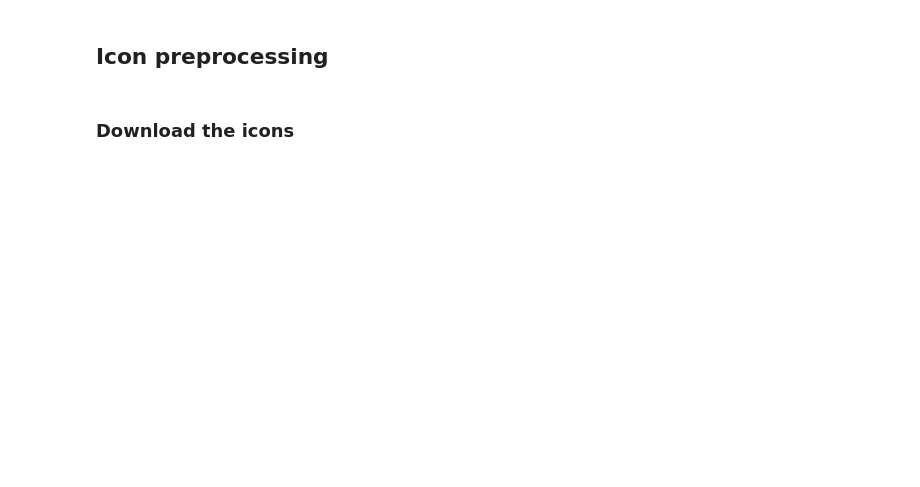
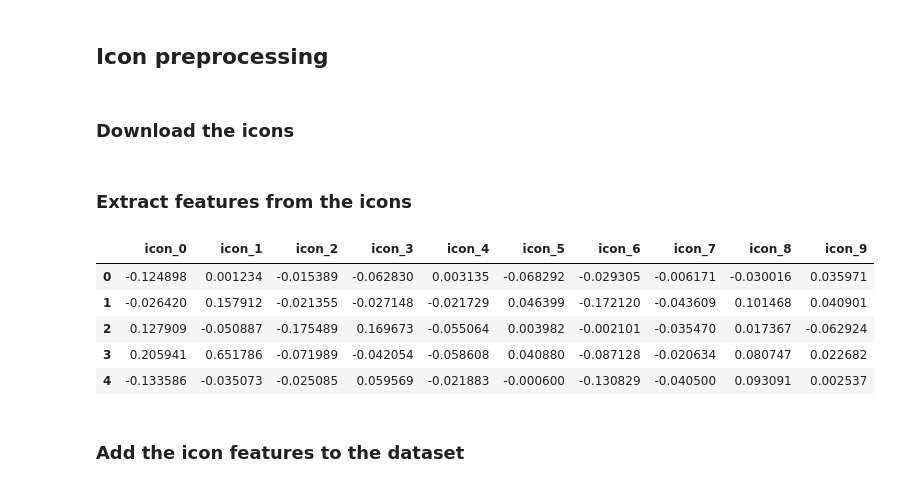
Before and after one commit to yusufnasserdev/games-rating-model, a Jupyter notebook: Phase1/preprocessing.ipynb, the cells around one changed output. Drawn from its saved outputs; the diff is of its cells as text; code cells hidden in the pictures; blank space fills up the shorter version.

```diff
--- a/Phase1/preprocessing.ipynb
+++ b/Phase1/preprocessing.ipynb
@@ -181,3 +210,0 @@ df.head()
-# %%
-# Convert to string
-df['Description'] = df['Description'].astype(str)
@@ -183,0 +274,8 @@ df['Description'] = df['Description'].astype(str)
+# %%
+preprocess_nlp('Description')
+preprocess_nlp('Subtitle')
+preprocess_nlp('Name')
+
+df = df.drop(['Description', 'Subtitle', 'Name'], axis=1)
+
+df.head()
@@ -209,39 +316,59 @@ if not os.path.exists('icons'):
 # Download the images
 for i, row in df.iterrows():
     download_image(row['Icon URL'], f'icons/{i}.png')
+# %% [markdown]
+### Extract features from the icons
 # %%
 import cv2
-
+import numpy as np
 
 def preprocess_icon(img_path):
     # Load the game icon image
     img = cv2.imread(img_path)
+    img = cv2.resize(img, (100, 100))
 
     # Extract color features using color histograms
     colors = ('b', 'g', 'r')
     color_features = []
     for k, col in enumerate(colors):
         hist = cv2.calcHist([img], [k], None, [256], [0, 256])
-        color_features.extend(hist)
+        color_features.append(hist)
+
+    # Reshape the color features to have a single dimension
+    color_features = np.concatenate(color_features).ravel()
 
     # Extract shape features using edge detection
     gray = cv2.cvtColor(img, cv2.COLOR_BGR2GRAY)
     edges = cv2.Canny(gray, 100, 200)
     edge_features = np.array(edges).flatten()
 
     # Combine the color and shape features into a single feature vector
     feature_vector = np.concatenate((color_features, edge_features))
 
     # Normalize the feature vector to have unit length
     normalized_feature_vector = feature_vector / np.linalg.norm(feature_vector)
 
     return normalized_feature_vector
 
 # Create a list to store the feature vectors
 icon_features = []
 
 # Iterate over the images and extract the features
 for i, row in df.iterrows():
     icon_features.append(preprocess_icon(f'icons/{i}.png'))
 
-icon_features
+# Apply PCA to reduce the number of features
+pca = PCA(n_components=10)
+icon_features_pca = pca.fit_transform(icon_features)
+
+icon_features_df = pd.DataFrame(icon_features_pca, columns=[f'icon_{i}' for i in range(icon_features_pca.shape[1])])
+icon_features_df.head()
+# %% [output]
+|  | icon_0 | icon_1 | icon_2 | icon_3 | icon_4 | icon_5 | icon_6 | icon_7 | icon_8 | icon_9 |
+| 0 | -0.124898 | 0.001234 | -0.015389 | -0.062830 | 0.003135 | -0.068292 | -0.029305 | -0.006171 | -0.030016 | 0.035971 |
+| 1 | -0.026420 | 0.157912 | -0.021355 | -0.027148 | -0.021729 | 0.046399 | -0.172120 | -0.043609 | 0.101468 | 0.040901 |
+| 2 | 0.127909 | -0.050887 | -0.175489 | 0.169673 | -0.055064 | 0.003982 | -0.002101 | -0.035470 | 0.017367 | -0.062924 |
+| 3 | 0.205941 | 0.651786 | -0.071989 | -0.042054 | -0.058608 | 0.040880 | -0.087128 | -0.020634 | 0.080747 | 0.022682 |
+| 4 | -0.133586 | -0.035073 | -0.025085 | 0.059569 | -0.021883 | -0.000600 | -0.130829 | -0.040500 | 0.093091 | 0.002537 |
+# %% [markdown]
+### Add the icon features to the dataset
```
Also changed, not shown: parts of 21 cells of this notebook, 7 other files.
